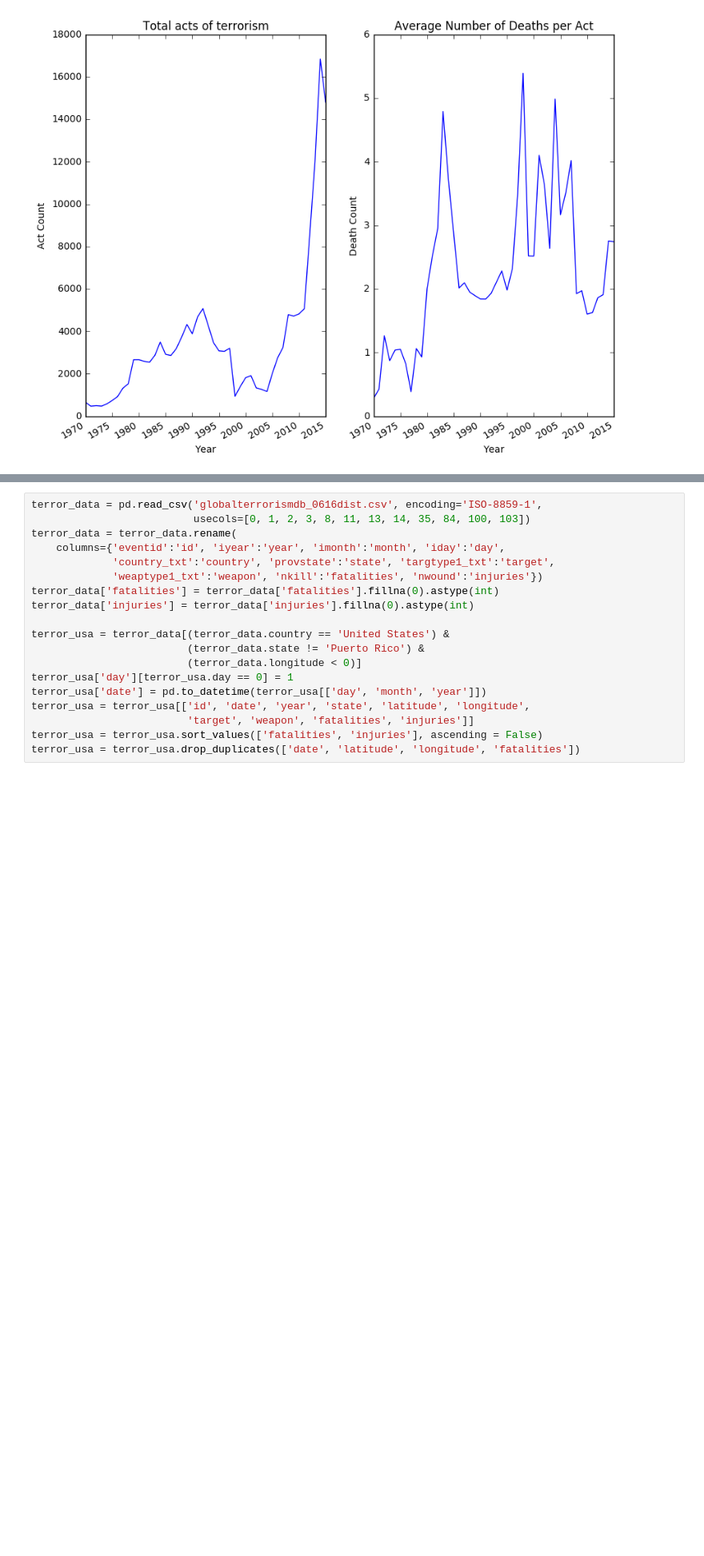
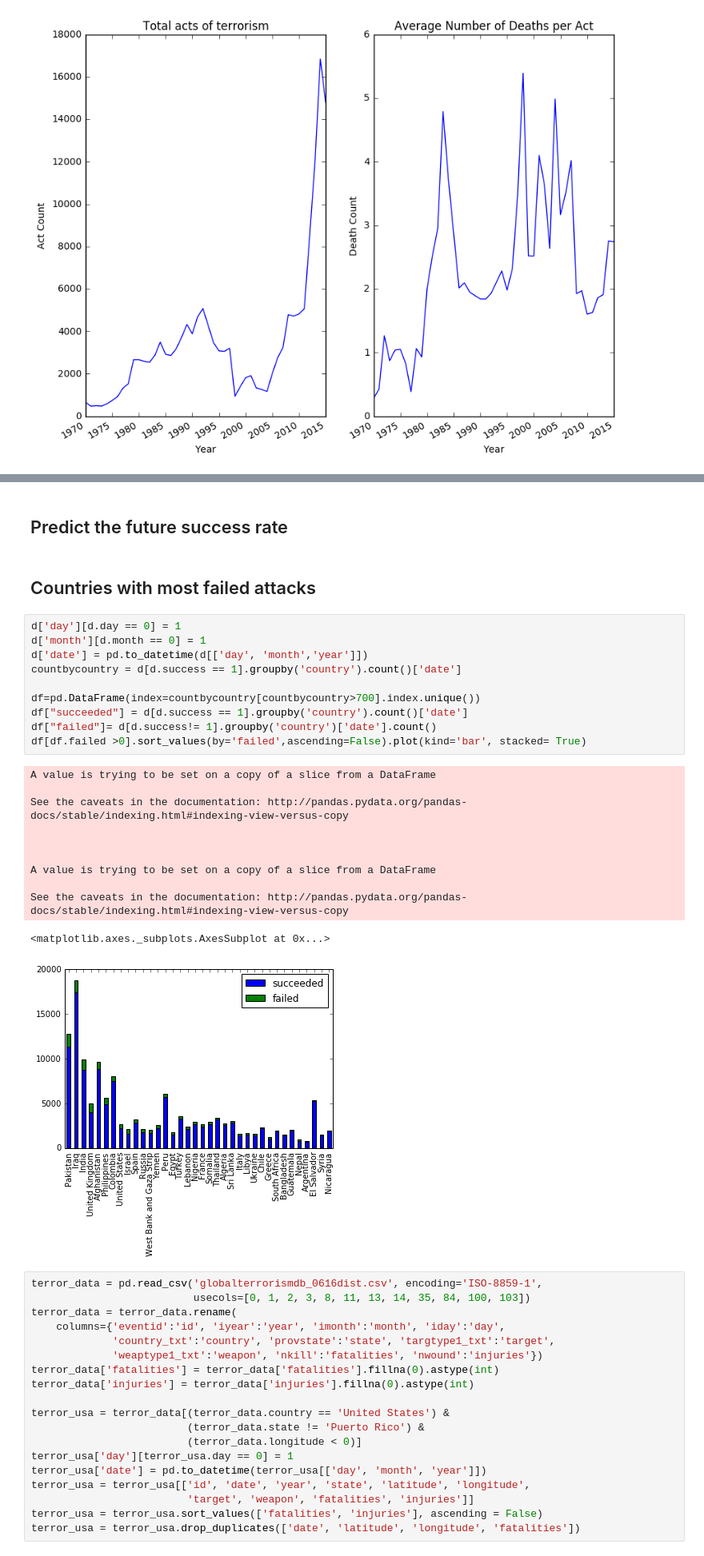
Before and after one commit to sanchitchawla/datascienceproject, a Jupyter notebook: Terror.ipynb, the cells around one changed output, grey strips where cells are left out. Shown at 80% size. Saved outputs shown, nothing was run; the diff lists cells and outputs as text; blank space fills up the shorter version.

```diff
--- a/Terror.ipynb
+++ b/Terror.ipynb
@@ -93,3 +99,29 @@ See the caveats in the documentation: http://pandas.pydata.org/pandas-docs/stabl
+# %% [markdown]
+## Predict the future success rate
+# %% [markdown]
+## Countries with most failed attacks
+# %%
+d['day'][d.day == 0] = 1
+d['month'][d.month == 0] = 1
+d['date'] = pd.to_datetime(d[['day', 'month','year']])
+countbycountry = d[d.success == 1].groupby('country').count()['date']
+
+df=pd.DataFrame(index=countbycountry[countbycountry>700].index.unique())
+df["succeeded"] = d[d.success == 1].groupby('country').count()['date']
+df["failed"]= d[d.success!= 1].groupby('country')['date'].count()
+df[df.failed >0].sort_values(by='failed',ascending=False).plot(kind='bar', stacked= True)
+# %% [output]
+A value is trying to be set on a copy of a slice from a DataFrame
+
+See the caveats in the documentation: http://pandas.pydata.org/pandas-docs/stable/indexing.html#indexing-view-versus-copy
+
+
+
+A value is trying to be set on a copy of a slice from a DataFrame
+
+See the caveats in the documentation: http://pandas.pydata.org/pandas-docs/stable/indexing.html#indexing-view-versus-copy
+<matplotlib.axes._subplots.AxesSubplot at 0x...>
+[figure, added]
 # %%
 terror_data = pd.read_csv('globalterrorismdb_0616dist.csv', encoding='ISO-8859-1',
                           usecols=[0, 1, 2, 3, 8, 11, 13, 14, 35, 84, 100, 103])
```
Also changed, not shown: parts of 5 cells of this notebook.
